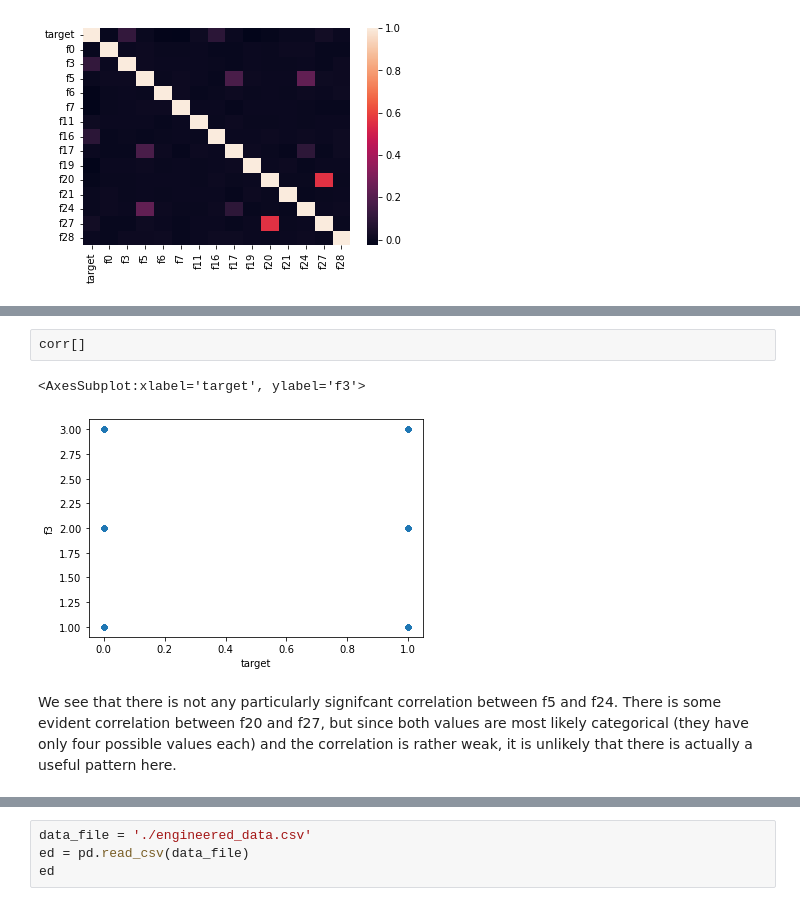
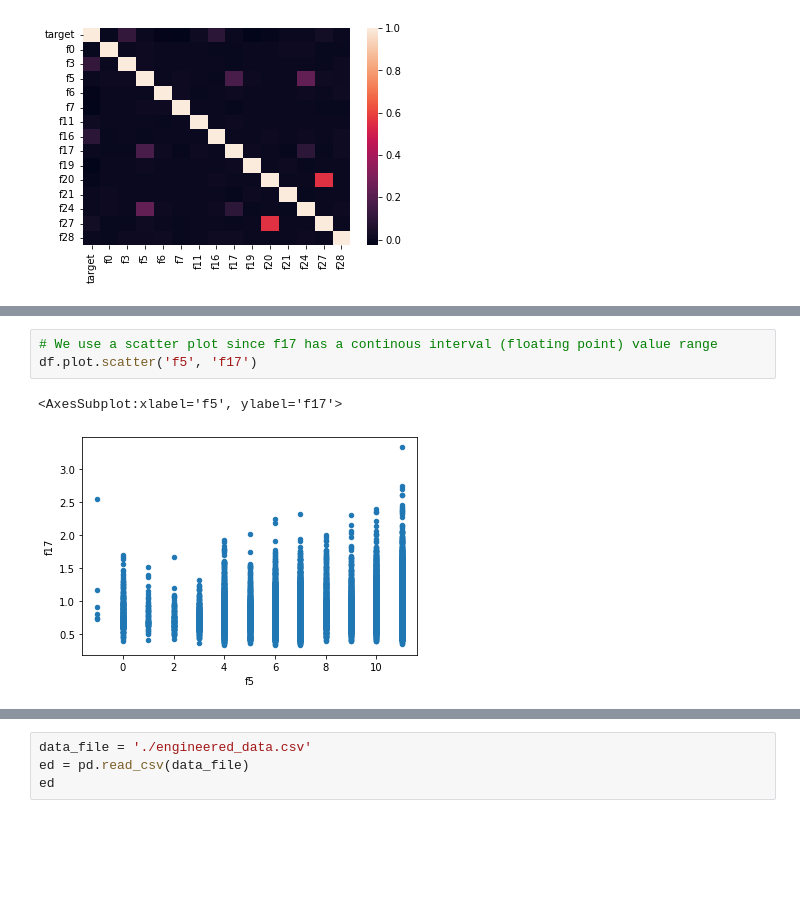
Before and after one commit to AdrianLangseth/Practical_ML, a Jupyter notebook: EDA.ipynb, the cells around one changed output, grey strips where cells are left out. Drawn from its saved outputs; the diff is of its cells as text; blank space fills up the shorter version.

Commit message:
Add part about correlation

```diff
--- a/EDA.ipynb
+++ b/EDA.ipynb
@@ -146,7 +136,6 @@ df.plot.scatter(x='f20',y='f27')
-# %%
-corr[]
-# %% [output]
-<AxesSubplot:xlabel='target', ylabel='f3'>
-[figure, removed]
-# %% [markdown]
-We see that there is not any particularly signifcant correlation between f5 and f24. There is some evident correlation between f20 and f27, but since both values are most likely categorical (they have only four possible values each) and the correlation is rather weak, it is unlikely that there is actually a useful pattern here.
+# %%
+# We use a scatter plot since f17 has a continous interval (floating point) value range
+df.plot.scatter('f5', 'f17')
+# %% [output]
+<AxesSubplot:xlabel='f5', ylabel='f17'>
+[figure, added]
```
Also changed, not shown: parts of 10 cells of this notebook.
